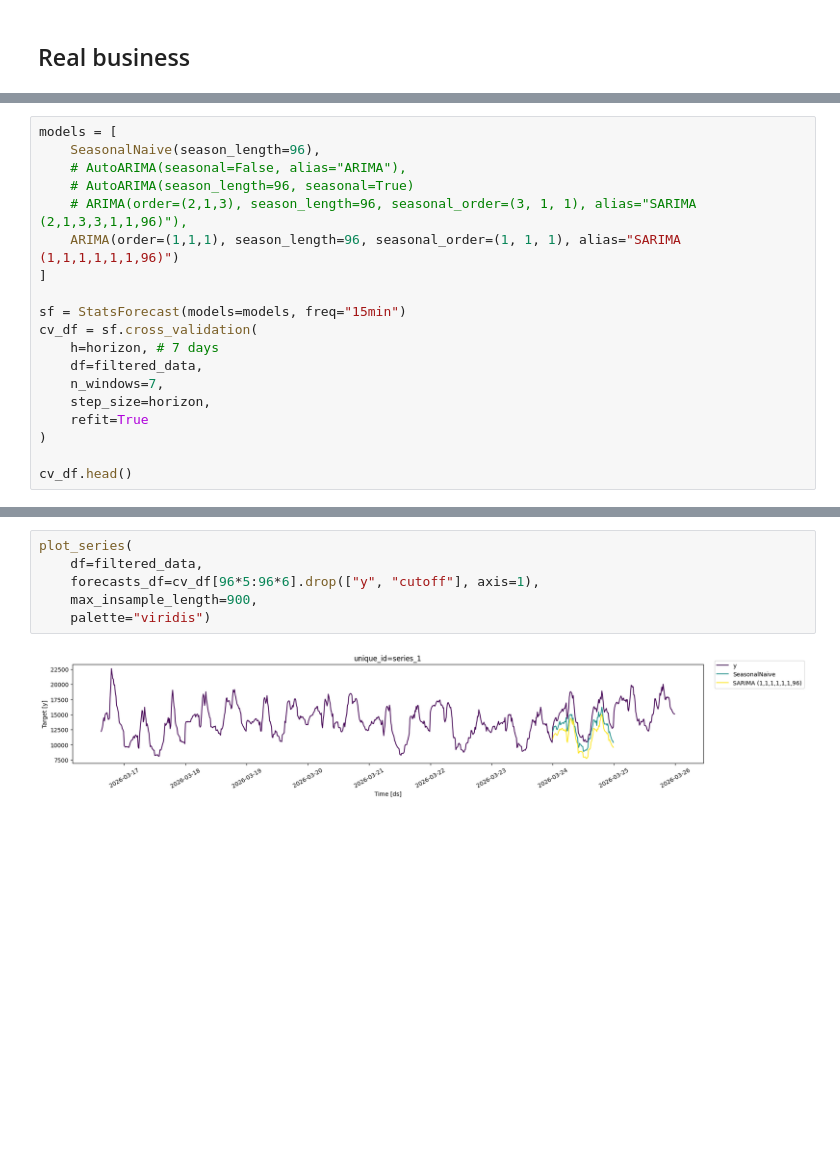
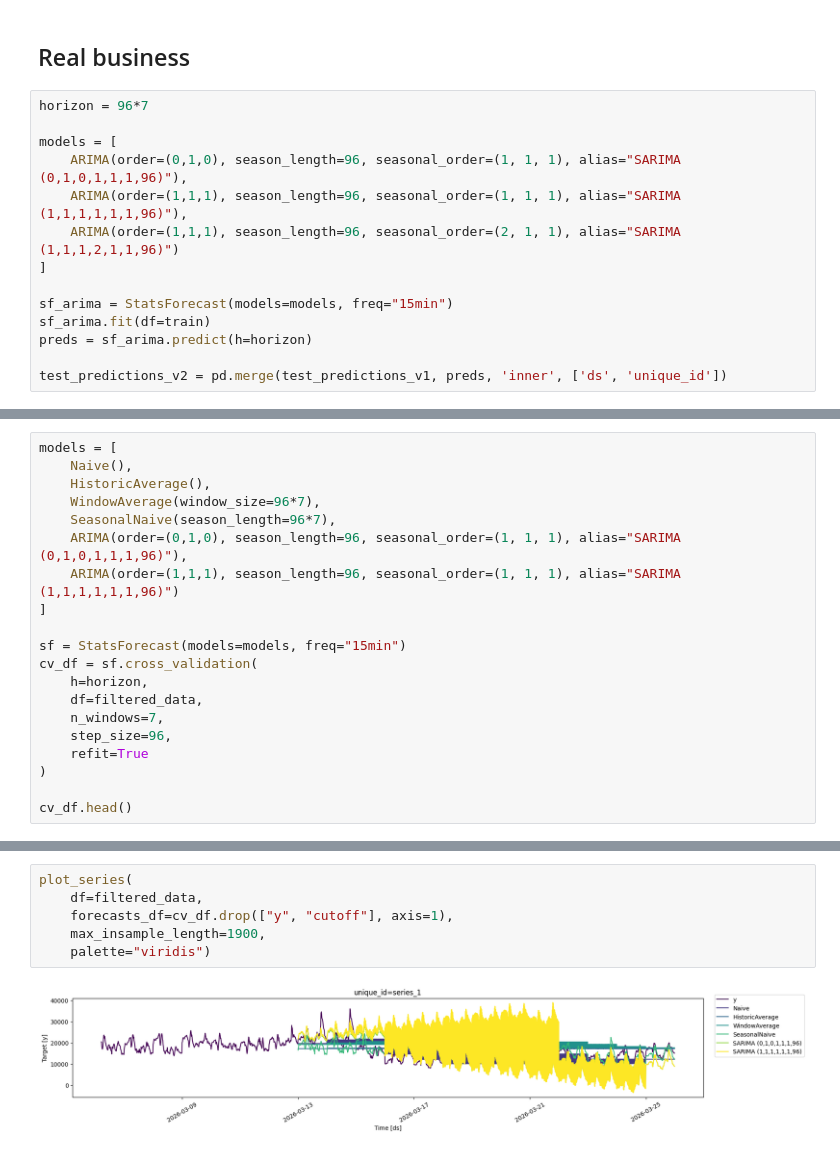
Before and after one commit to dhruvilsangani/EarthSync, a Jupyter notebook: TS-forecast.ipynb, the cells around one changed output, grey strips where cells are left out. Drawn from its saved outputs; the diff is of its cells as text; blank space fills up the shorter version.

```diff
--- a/TS-forecast.ipynb
+++ b/TS-forecast.ipynb
@@ -155,2 +174,16 @@ plot_series(
 # %% [markdown]
 ## Real business
+# %%
+horizon = 96*7
+
+models = [
+    ARIMA(order=(0,1,0), season_length=96, seasonal_order=(1, 1, 1), alias="SARIMA (0,1,0,1,1,1,96)"),
+    ARIMA(order=(1,1,1), season_length=96, seasonal_order=(1, 1, 1), alias="SARIMA (1,1,1,1,1,1,96)"),
+    ARIMA(order=(1,1,1), season_length=96, seasonal_order=(2, 1, 1), alias="SARIMA (1,1,1,2,1,1,96)")
+]
+
+sf_arima = StatsForecast(models=models, freq="15min")
+sf_arima.fit(df=train)
+preds = sf_arima.predict(h=horizon)
+
+test_predictions_v2 = pd.merge(test_predictions_v1, preds, 'inner', ['ds', 'unique_id'])
@@ -219,18 +295,19 @@ SARIMA(1,1,1)(1,1,1)96 -> 1124.649
 # %%
 models = [
-    SeasonalNaive(season_length=96),
-    # AutoARIMA(seasonal=False, alias="ARIMA"),
-    # AutoARIMA(season_length=96, seasonal=True)
-    # ARIMA(order=(2,1,3), season_length=96, seasonal_order=(3, 1, 1), alias="SARIMA (2,1,3,3,1,1,96)"),
+    Naive(),
+    HistoricAverage(),
+    WindowAverage(window_size=96*7),
+    SeasonalNaive(season_length=96*7),
+    ARIMA(order=(0,1,0), season_length=96, seasonal_order=(1, 1, 1), alias="SARIMA (0,1,0,1,1,1,96)"),
     ARIMA(order=(1,1,1), season_length=96, seasonal_order=(1, 1, 1), alias="SARIMA (1,1,1,1,1,1,96)")
 ]
 
 sf = StatsForecast(models=models, freq="15min")
 cv_df = sf.cross_validation(
-    h=horizon, # 7 days
+    h=horizon,
     df=filtered_data,
     n_windows=7,
-    step_size=horizon,
+    step_size=96,
     refit=True
 )
 
@@ -245,11 +335,11 @@ cv_df.head()
 # %%
 plot_series(
     df=filtered_data,
-    forecasts_df=cv_df[96*5:96*6].drop(["y", "cutoff"], axis=1),
-    max_insample_length=900,
+    forecasts_df=cv_df.drop(["y", "cutoff"], axis=1),
+    max_insample_length=1900,
     palette="viridis")
 # %% [output]
-[figure, old version]
+[figure, new version]
 # %%
 cv_eval = evaluate(
     cv_df.drop(["cutoff"], axis=1),
```
Also changed, not shown: parts of 43 cells of this notebook, 7 other files.
